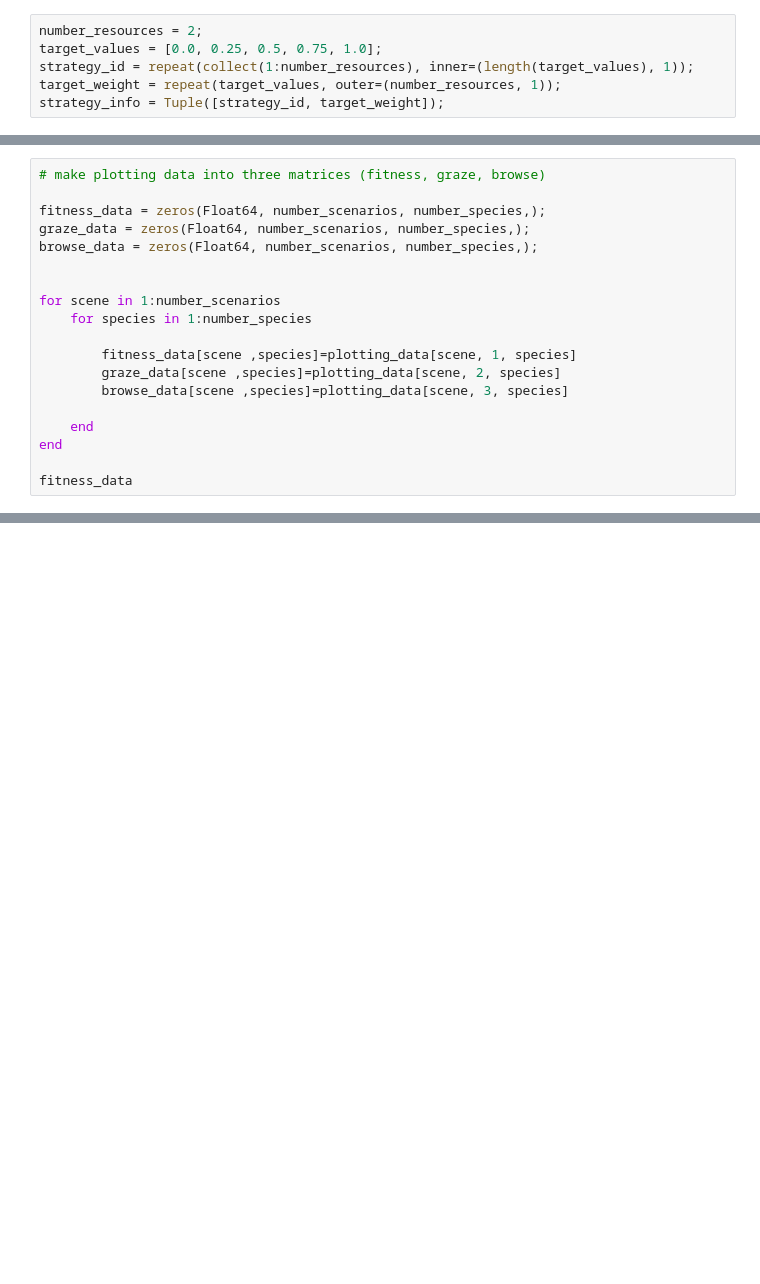
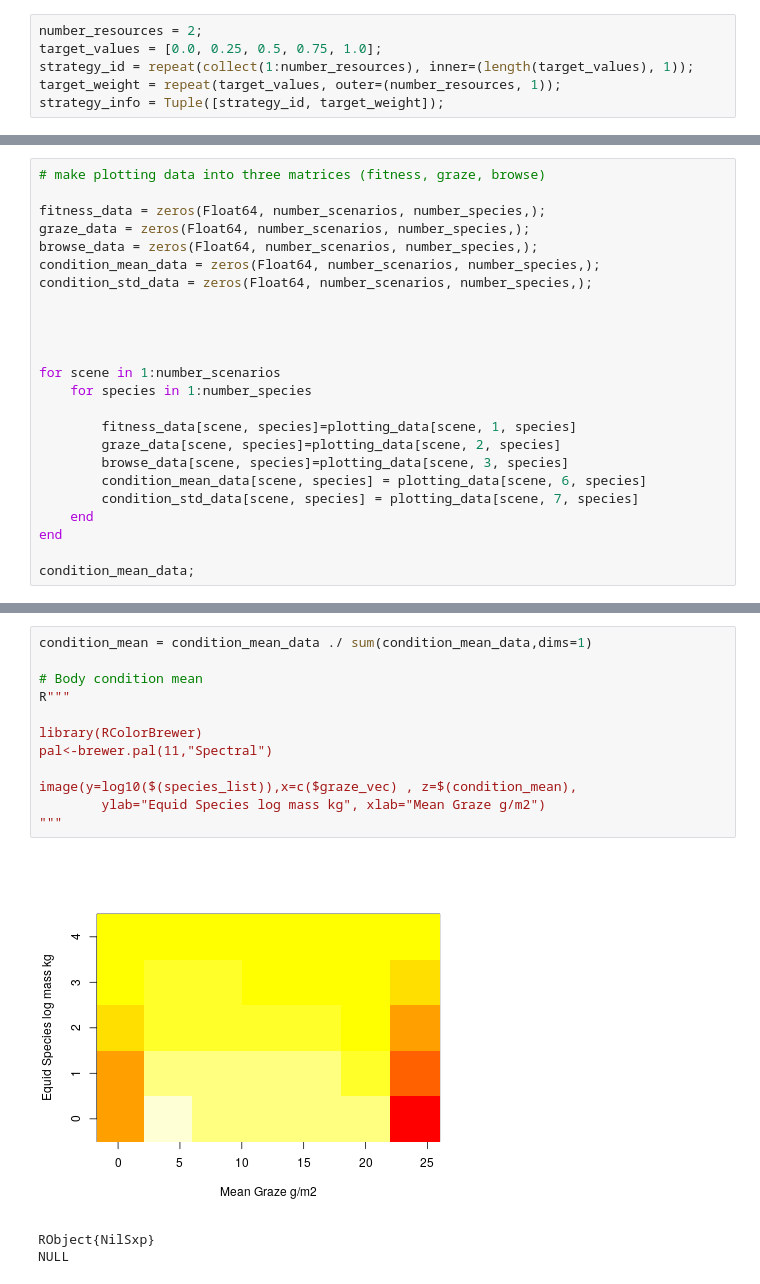
Before and after one commit to TaranRallings/foraging_model, a Jupyter notebook: foraging_model.ipynb, the cells around one changed output, grey strips where cells are left out. Saved outputs shown, nothing was run; the diff lists cells and outputs as text; blank space fills up the shorter version.

Commit message:
added tracking for body condition, clarified some allo eqns

```diff
--- a/foraging_model.ipynb
+++ b/foraging_model.ipynb
@@ -347,16 +332,21 @@ plotting_data;
 fitness_data = zeros(Float64, number_scenarios, number_species,);
 graze_data = zeros(Float64, number_scenarios, number_species,);
 browse_data = zeros(Float64, number_scenarios, number_species,);
+condition_mean_data = zeros(Float64, number_scenarios, number_species,);
+condition_std_data = zeros(Float64, number_scenarios, number_species,);
+
+
 
 
 for scene in 1:number_scenarios
     for species in 1:number_species
 
-        fitness_data[scene ,species]=plotting_data[scene, 1, species]
-        graze_data[scene ,species]=plotting_data[scene, 2, species]
-        browse_data[scene ,species]=plotting_data[scene, 3, species]
-
+        fitness_data[scene, species]=plotting_data[scene, 1, species]
+        graze_data[scene, species]=plotting_data[scene, 2, species]
+        browse_data[scene, species]=plotting_data[scene, 3, species]
+        condition_mean_data[scene, species] = plotting_data[scene, 6, species]
+        condition_std_data[scene, species] = plotting_data[scene, 7, species]
     end
 end
 
-fitness_data
+condition_mean_data;
@@ -371,0 +364,16 @@ fitness_data
+# %%
+condition_mean = condition_mean_data ./ sum(condition_mean_data,dims=1)
+
+# Body condition mean
+R"""
+
+library(RColorBrewer)
+pal<-brewer.pal(11,"Spectral")
+
+image(y=log10($(species_list)),x=c($graze_vec) , z=$(condition_mean),
+        ylab="Equid Species log mass kg", xlab="Mean Graze g/m2")
+"""
+# %% [output]
+[figure, added]
+RObject{NilSxp}
+NULL
```
Also changed, not shown: parts of 17 cells of this notebook, 2 other files.
